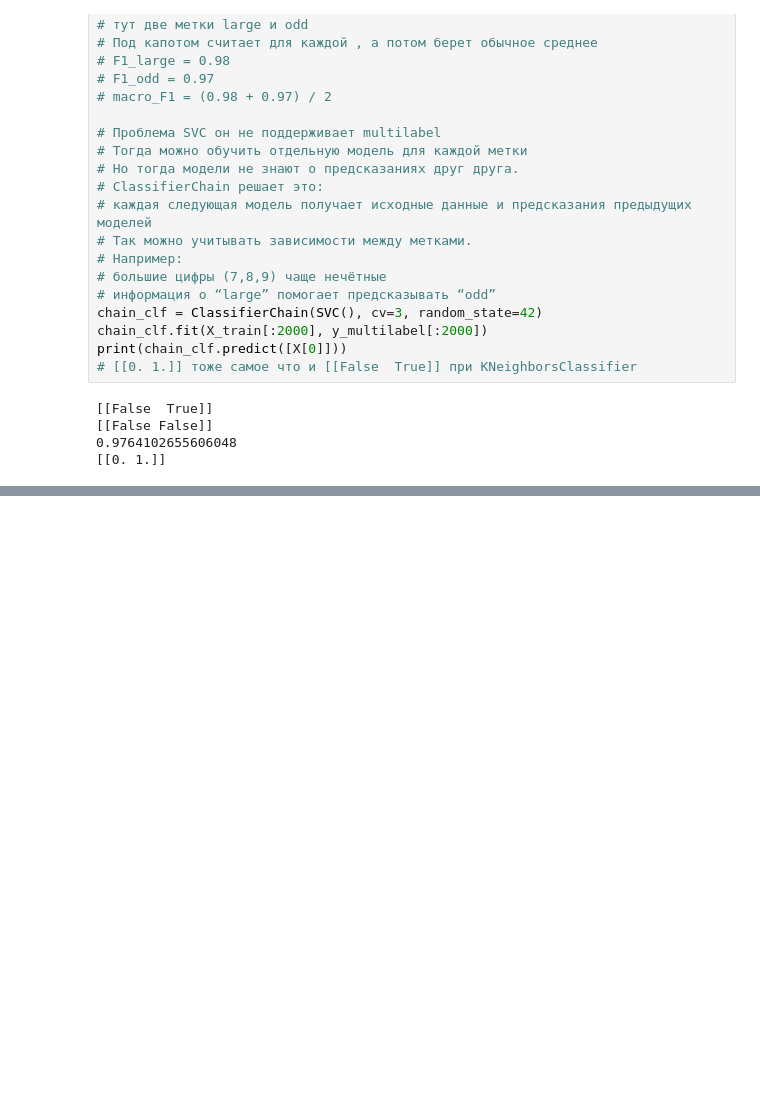
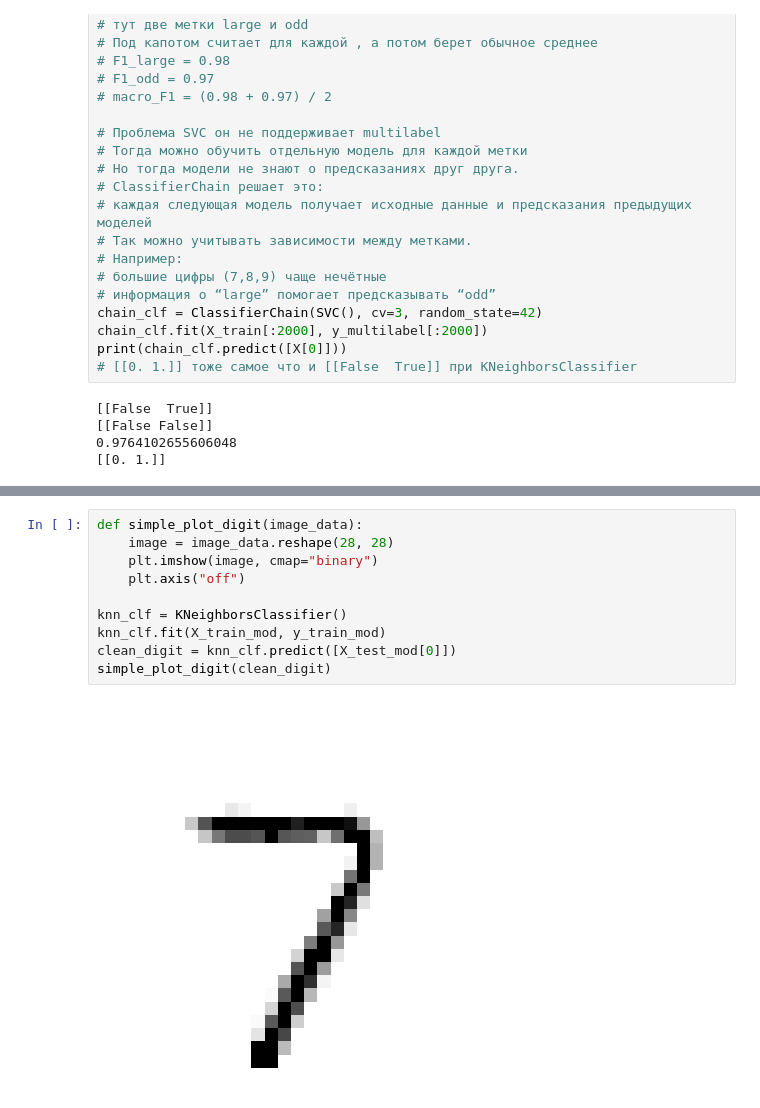
Before and after one commit to sieugene/handson-ml3, a Jupyter notebook: ch3/3_01.ipynb, the cells around one changed output, grey strips where cells are left out. Drawn from its saved outputs; the diff is of its cells as text; blank space fills up the shorter version.

```diff
--- a/ch3/3_01.ipynb
+++ b/ch3/3_01.ipynb
@@ -966,0 +1008,12 @@ print(chain_clf.predict([X[0]]))
+# %%
+def simple_plot_digit(image_data):
+    image = image_data.reshape(28, 28)
+    plt.imshow(image, cmap="binary")
+    plt.axis("off")
+
+knn_clf = KNeighborsClassifier()
+knn_clf.fit(X_train_mod, y_train_mod)
+clean_digit = knn_clf.predict([X_test_mod[0]])
+simple_plot_digit(clean_digit)
+# %% [output]
+[figure, added]
```
Also changed, not shown: parts of 1 cell of this notebook.
